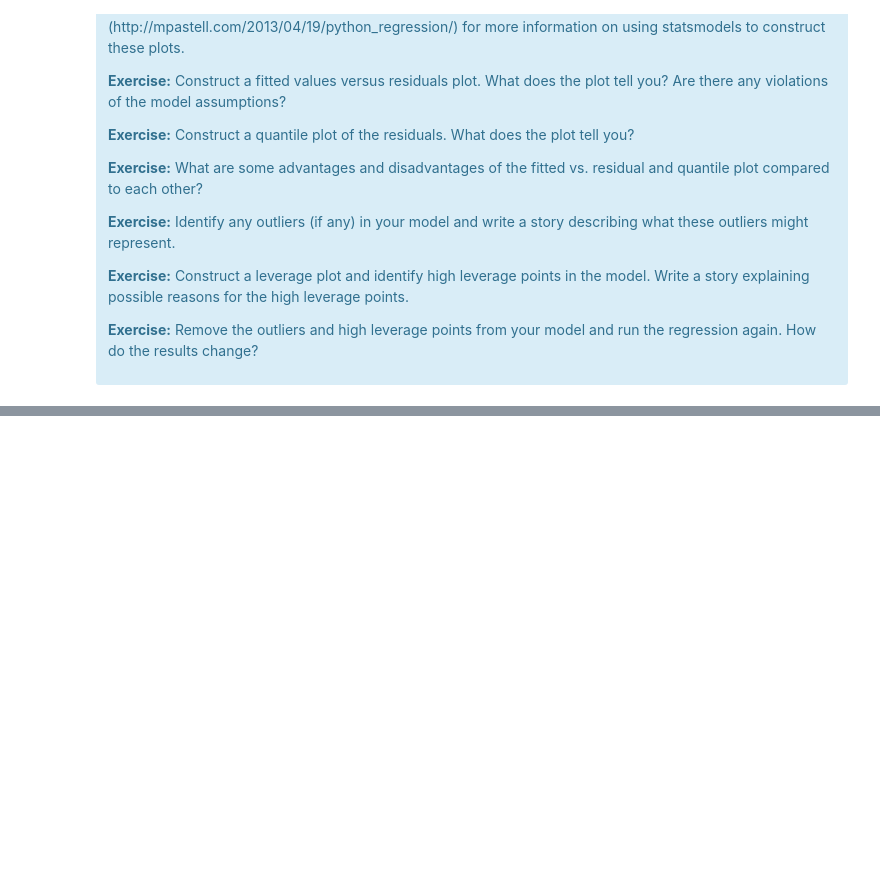
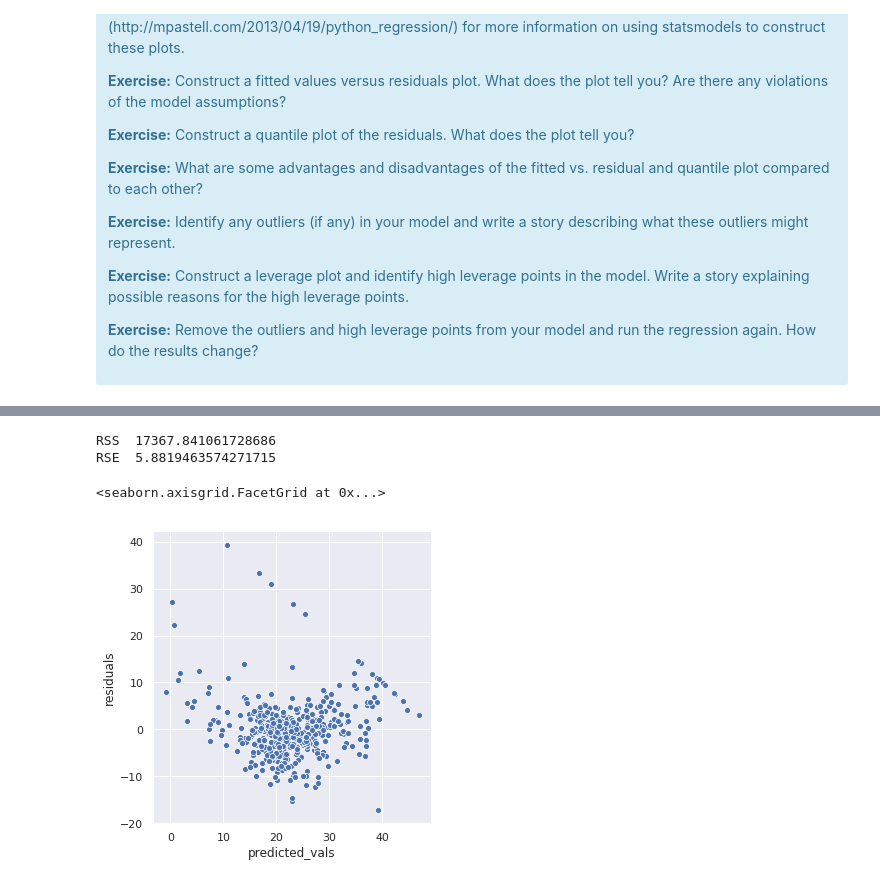
Before and after one commit to sirisurab/springboard, a Jupyter notebook: linear_regression/Mini_Project_Linear_Regression.ipynb, the cells around one changed output, grey strips where cells are left out. Drawn from its saved outputs; the diff is of its cells as text; code cells hidden in the pictures; blank space fills up the shorter version.

Commit message:
linear reg

```diff
--- a/linear_regression/Mini_Project_Linear_Regression.ipynb
+++ b/linear_regression/Mini_Project_Linear_Regression.ipynb
@@ -912,0 +911,17 @@ $$F = \frac{\hat{\beta}_1^2\left(N - 2\right) \sum_{i=1}^N \left( x_i - \bar{x}
+# %%
+# your turn
+n_3 = len(y_3)
+k_3 = 3
+X_3 = pd.DataFrame(data=np.zeros((n_3, k_3+1)), dtype=np.float64)
+X_3[0] = 1.0
+X_3[1] = bos['CRIM']
+X_3[2] = bos['RM']
+X_3[3] = bos['PTRATIO']
+y_3 = bos['PRICE']
+lm_3 = LinearRegression()
+lm_3.fit(X_3.loc[:,1:], y_3)
+pred_3 = lm_3.predict(X_3.loc[:,1:])
+intercept_3 = lm_3.intercept_
+coef_3 = lm_3.coef_
+print('Intercept ',intercept_3)
+print('Coefficients ',coef_3)
@@ -991,0 +1138,19 @@ There are some other issues that are important investigate with linear regressio
+# %%
+# RSS
+stats_5 = compute_stats(y=y_3, pred_y=pred_3, n=n_3, k=k_3)
+rss_5 = stats_5['rss']
+print('RSS ',rss_5)
+rse_5 = np.sqrt(rss_5 / (n_3 - k_3 -1))
+print('RSE ',rse_5)
+# %% [output]
+RSS  17367.841061728686
+RSE  5.8819463574271715
+# %%
+# plot of residuals vs. predicted values
+df_5 = pd.DataFrame()
+df_5['predicted_vals'] = pred_3
+df_5['residuals'] = y_3 - pred_3
+sns.relplot(x='predicted_vals', y='residuals', data=df_5)
+# %% [output]
+<seaborn.axisgrid.FacetGrid at 0x...>
+[figure, added]
```
Also changed, not shown: parts of 30 cells of this notebook.
